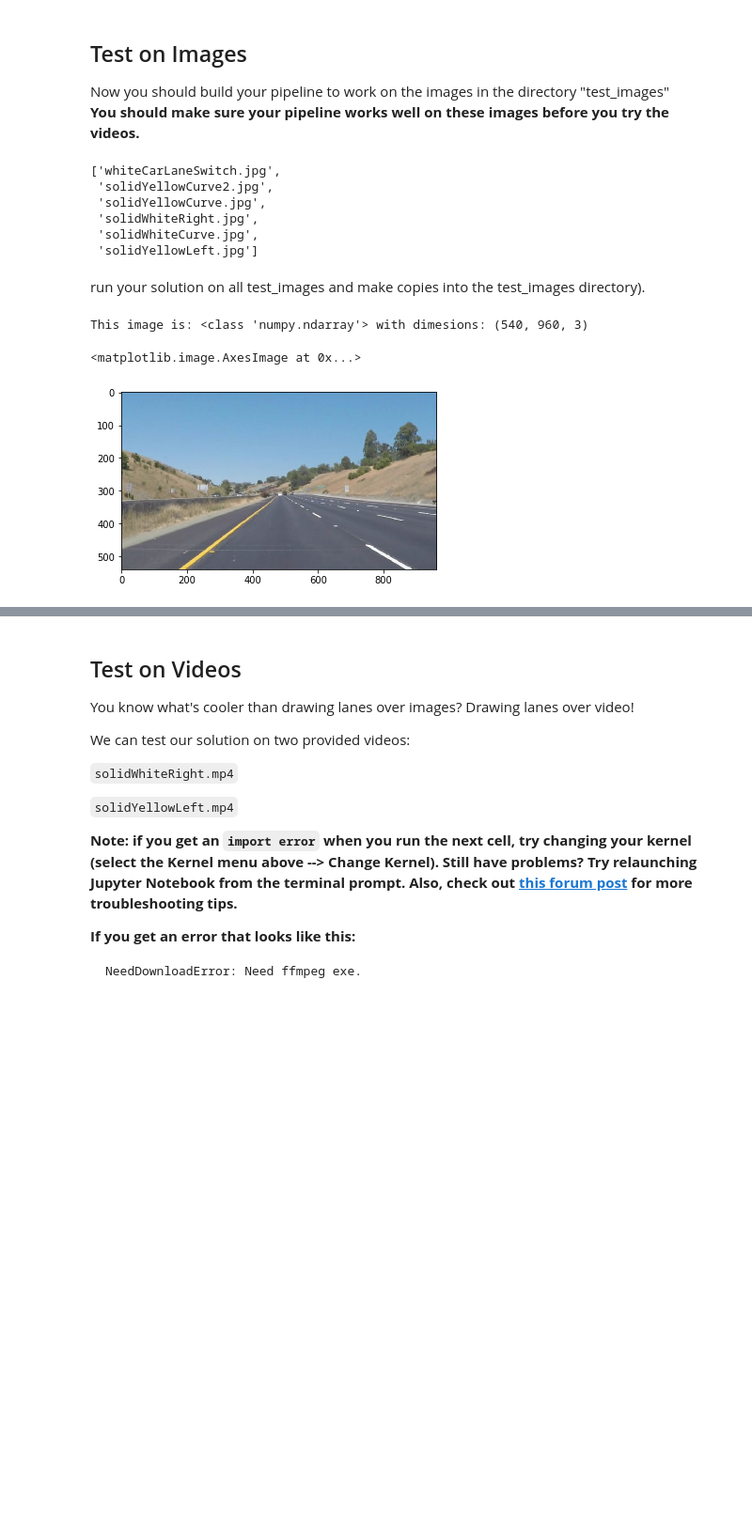
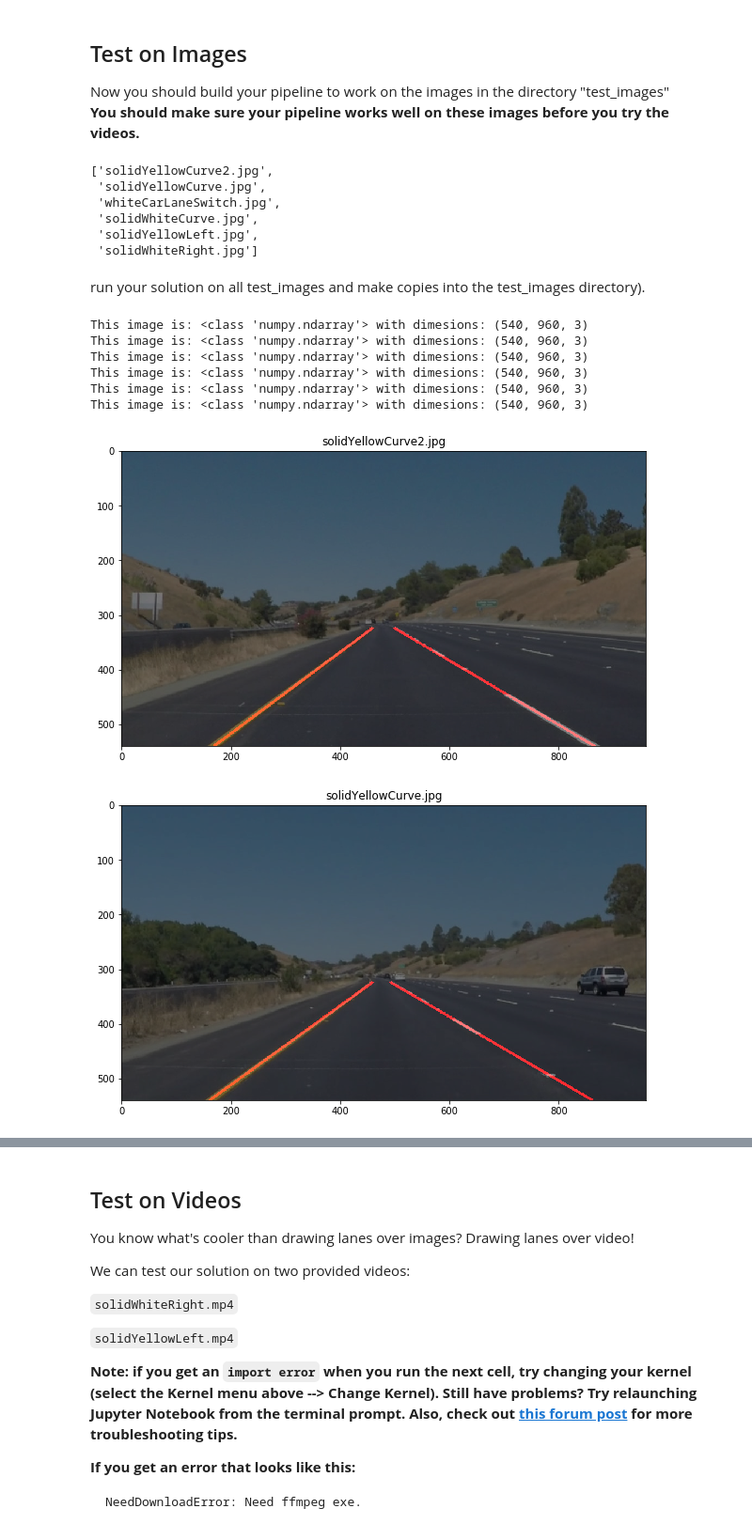
Before and after one commit to AlbertSadovnikov/CarND-LaneLines-P1, a Jupyter notebook: P1.ipynb, the cells around one changed output, grey strips where cells are left out. Shown at 94% size. Drawn from its saved outputs; the diff is of its cells as text; code cells hidden in the pictures; blank space fills up the shorter version.

```diff
--- a/P1.ipynb
+++ b/P1.ipynb
@@ -164,24 +177,61 @@ Now you should build your pipeline to work on the images in the directory "test_
 **You should make sure your pipeline works well on these images before you try the videos.**
 # %%
 import os
-os.listdir("test_images/")
+test_images = os.listdir("test_images/")
+test_images
 # %% [output]
-['whiteCarLaneSwitch.jpg',
- 'solidYellowCurve2.jpg',
+['solidYellowCurve2.jpg',
  'solidYellowCurve.jpg',
- 'solidWhiteRight.jpg',
+ 'whiteCarLaneSwitch.jpg',
  'solidWhiteCurve.jpg',
- 'solidYellowLeft.jpg']
+ 'solidYellowLeft.jpg',
+ 'solidWhiteRight.jpg']
 # %% [markdown]
 run your solution on all test_images and make copies into the test_images directory).
-# %%
-# TODO: Build your pipeline that will draw lane lines on the test_images
-# then save them to the test_images directory.
-image = mpimg.imread('test_images/whiteCarLaneSwitch.jpg')
-#printing out some stats and plotting
-print('This image is:', type(image), 'with dimesions:', image.shape)
-plt.imshow(image)  # if you wanted to show a single color channel image called 'gray', for example, call as plt.imshow(gray, cmap='gray')
-# %% [output]
-This image is: <class 'numpy.ndarray'> with dimesions: (540, 960, 3)
-<matplotlib.image.AxesImage at 0x...>
-[figure, removed]
+# %%
+# TODO: Build your pipeline that will draw lane lines on the test_images
+def pipeline(im):
+    gs = grayscale(im)
+    gs = gaussian_blur(gs, 7)
+    gs = canny(gs, 50, 150)
+    sy, sx = gs.shape
+    max_line_y = int(sy - 1)
+    min_line_y = int(3 * sy / 5)
+    min_line_x = 0
+    max_line_x = sx - 1
+    vertices = np.array([[min_line_x, max_line_y],
+                         [4 * sx / 10, min_line_y],
+                         [6 * sx / 10, min_line_y],
+                         [max_line_x, max_line_y]], np.int32)
+    gs = region_of_interest(gs, [vertices])
+    lines = cv2.HoughLinesP(gs, 1, np.pi / 180, 40, 10, 10, 5)
+    left_lines = filter_lines(lines, max_line_y, min_line_y, [min_line_x, sx / 2 - 1], [4 * sx / 10, 6 * sx / 10])
+    right_lines = filter_lines(lines, max_line_y, min_line_y, [sx / 2 + 1, max_line_x], [4 * sx / 10, 6 * sx / 10])
+    line_mask = np.zeros_like(im, dtype=np.uint8)
+    if left_lines:
+        left_line = np.mean(left_lines, axis=0).astype(np.int32)
+        draw_lines(line_mask, [[left_line.tolist()]], color=[255, 0, 0], thickness=4)
+    if right_lines:
+        right_line = np.mean(right_lines, axis=0).astype(np.int32)
+        draw_lines(line_mask, [[right_line.tolist()]], color=[255, 0, 0], thickness=4)
+    ret = weighted_img(line_mask, im, α=0.5)
+    return ret
+
+# then save them to the test_images directory.
+for test_image in test_images:
+    image = mpimg.imread(os.path.join('test_images', test_image))
+    #printing out some stats and plotting
+    print('This image is:', type(image), 'with dimesions:', image.shape)
+    img = pipeline(image)
+    plt.figure(figsize=(10, 6))
+    plt.title(test_image)
+    plt.imshow(img)  # if you wanted to show a single color channel image called 'gray', for example, call as plt.imshow(gray, cmap='gray')
+# %% [output]
+This image is: <class 'numpy.ndarray'> with dimesions: (540, 960, 3)
+This image is: <class 'numpy.ndarray'> with dimesions: (540, 960, 3)
+This image is: <class 'numpy.ndarray'> with dimesions: (540, 960, 3)
+This image is: <class 'numpy.ndarray'> with dimesions: (540, 960, 3)
+This image is: <class 'numpy.ndarray'> with dimesions: (540, 960, 3)
+This image is: <class 'numpy.ndarray'> with dimesions: (540, 960, 3)
+[figure, added]
+[figure, added]
```
Also changed, not shown: parts of 10 cells of this notebook, 1 other file.
